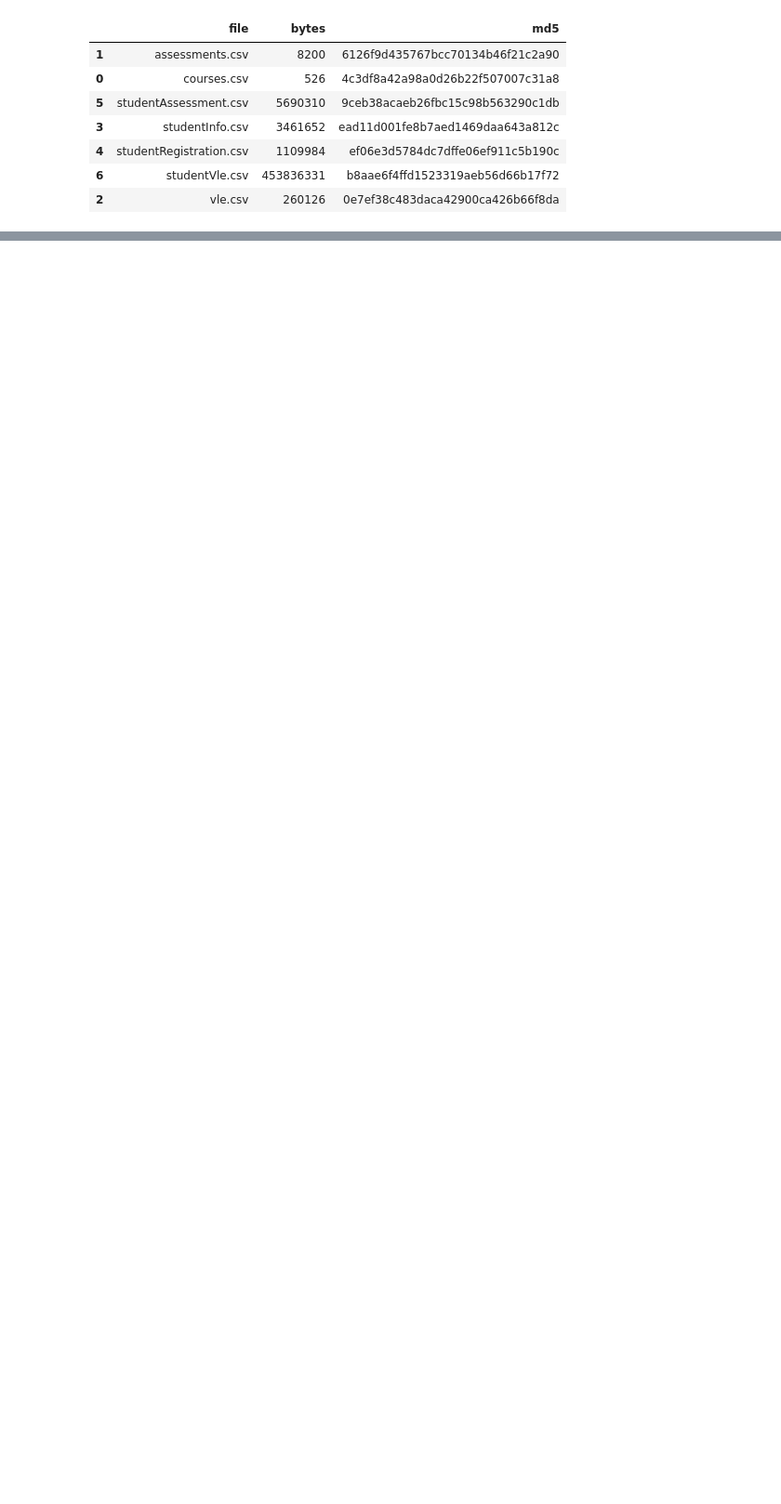
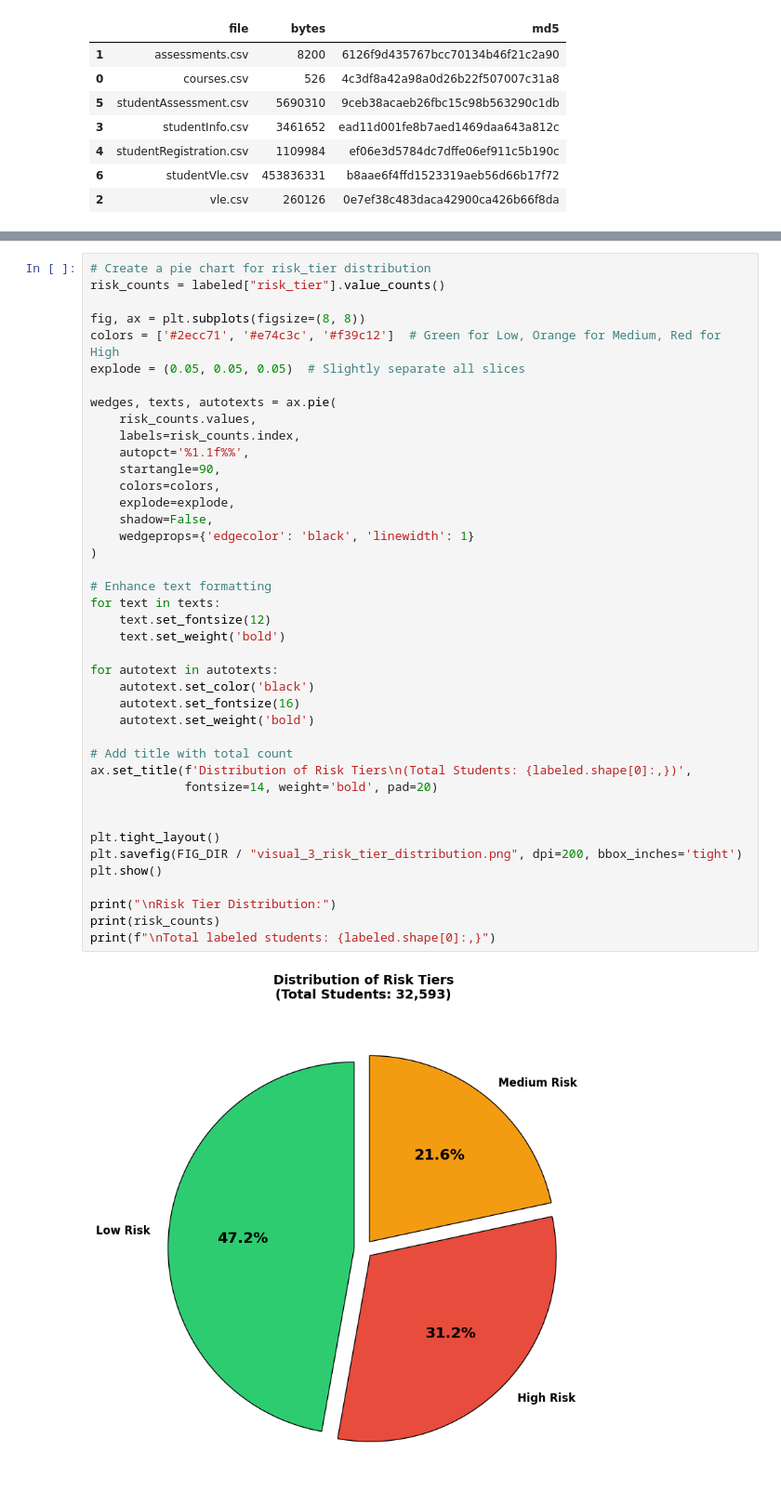
Before and after one commit to dataweby/ToU-Classification, a Jupyter notebook: notebooks/01_dataset_preprocessing.ipynb, the cells around one changed output, grey strips where cells are left out. Shown: that part at 93% size. Drawn from its saved outputs; the diff is of its cells as text; blank space fills up the shorter version.

```diff
--- a/notebooks/01_dataset_preprocessing.ipynb
+++ b/notebooks/01_dataset_preprocessing.ipynb
@@ -143,0 +377,43 @@ inv_df
+# %%
+# Create a pie chart for risk_tier distribution
+risk_counts = labeled["risk_tier"].value_counts()
+
+fig, ax = plt.subplots(figsize=(8, 8))
+colors = ['#2ecc71', '#e74c3c', '#f39c12']  # Green for Low, Orange for Medium, Red for High
+explode = (0.05, 0.05, 0.05)  # Slightly separate all slices
+
+wedges, texts, autotexts = ax.pie(
+    risk_counts.values,
+    labels=risk_counts.index,
+    autopct='%1.1f%%',
+    startangle=90,
+    colors=colors,
+    explode=explode,
+    shadow=False,
+    wedgeprops={'edgecolor': 'black', 'linewidth': 1}
+)
+
+# Enhance text formatting
+for text in texts:
+    text.set_fontsize(12)
+    text.set_weight('bold')
+
+for autotext in autotexts:
+    autotext.set_color('black')
+    autotext.set_fontsize(16)
+    autotext.set_weight('bold')
+
+# Add title with total count
+ax.set_title(f'Distribution of Risk Tiers\n(Total Students: {labeled.shape[0]:,})',
+             fontsize=14, weight='bold', pad=20)
+
+
+plt.tight_layout()
+plt.savefig(FIG_DIR / "visual_3_risk_tier_distribution.png", dpi=200, bbox_inches='tight')
+plt.show()
+
+print("\nRisk Tier Distribution:")
+print(risk_counts)
+print(f"\nTotal labeled students: {labeled.shape[0]:,}")
+# %% [output]
+[figure, added]
```
Also changed, not shown: parts of 25 cells of this notebook, 7 other files.
